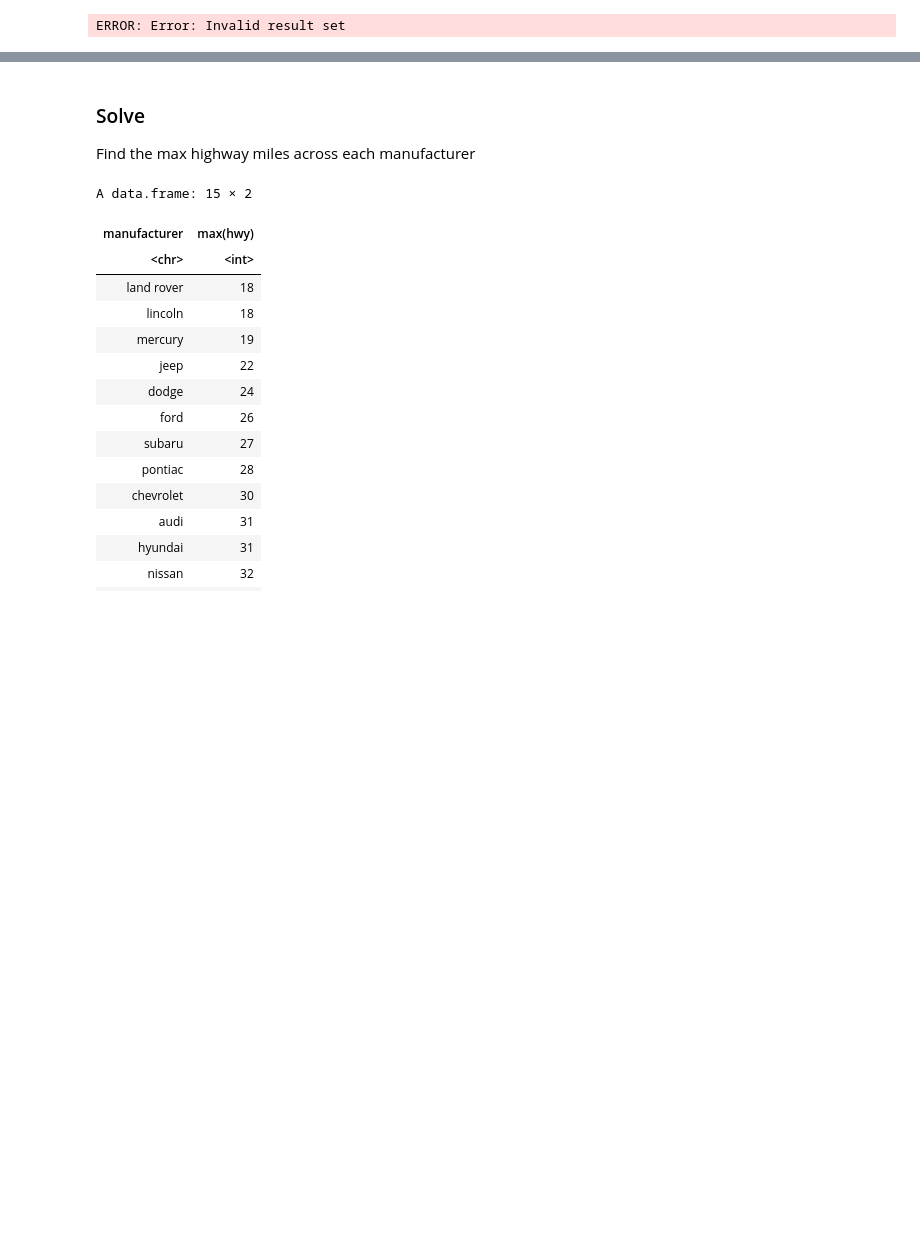
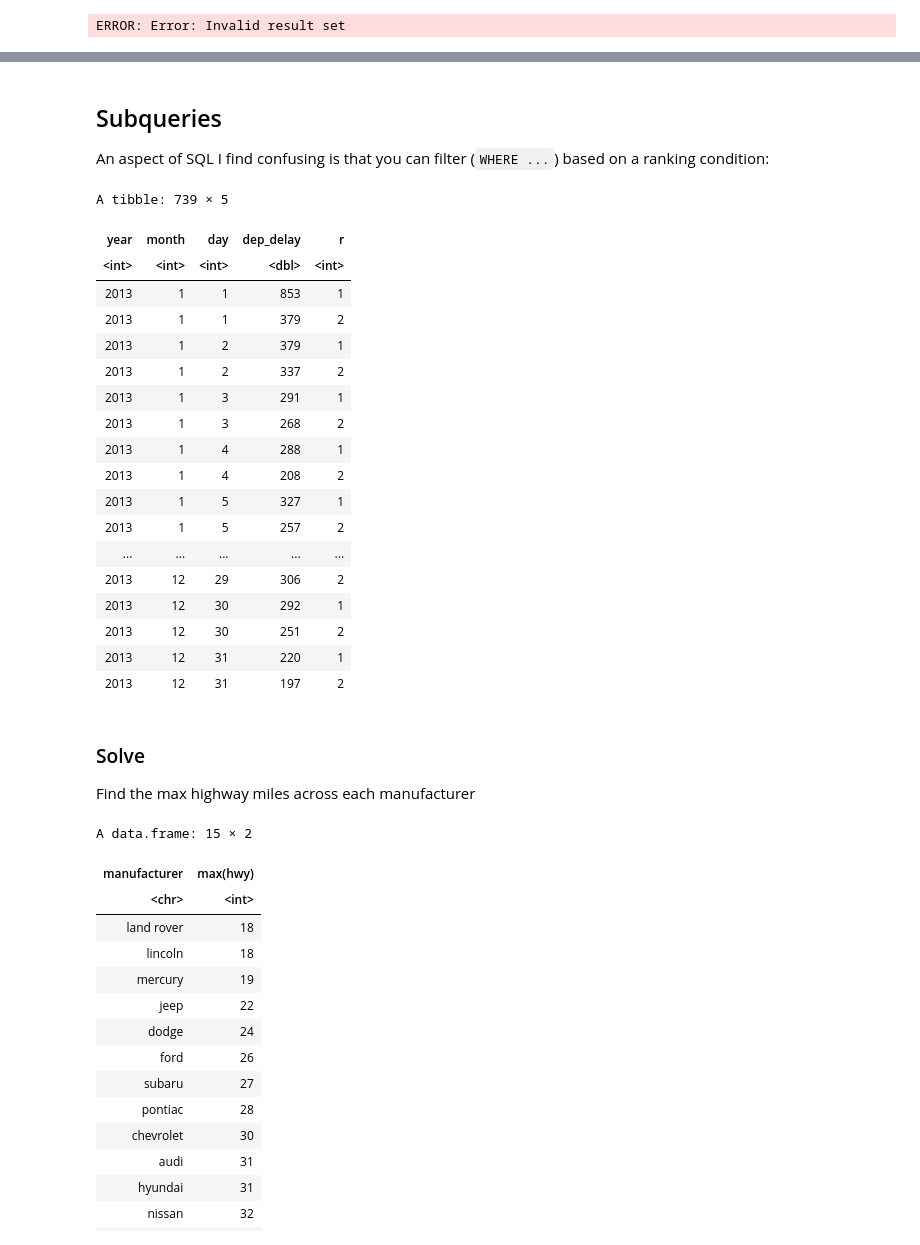
Before and after one commit to jravi123/stats306-w23, a Jupyter notebook: lectures/week6/lecture09.ipynb, the cells around one changed output, grey strips where cells are left out. Drawn from its saved outputs; the diff is of its cells as text; code cells hidden in the pictures; blank space fills up the shorter version.

```diff
--- a/lectures/week6/lecture09.ipynb
+++ b/lectures/week6/lecture09.ipynb
@@ -152,3 +484,36 @@ ERROR: Error: Invalid result set
+# %% [markdown]
+## Subqueries
+
+An aspect of SQL I find confusing is that you can filter (`WHERE ...`) based on a ranking condition:
+# %%
+q('SELECT year, month, day, dep_delay, r FROM
+    (
+        SELECT year, month, day, dep_delay, RANK() OVER (
+        PARTITION BY month, day
+        ORDER BY dep_delay DESC
+    ) r FROM flights)
+    WHERE r <= 2
+')
+# %% [output]
+A tibble: 739 × 5
+| year | month | day | dep_delay | r |
+| <int> | <int> | <int> | <dbl> | <int> |
+| 2013 | 1 | 1 | 853 | 1 |
+| 2013 | 1 | 1 | 379 | 2 |
+| 2013 | 1 | 2 | 379 | 1 |
+| 2013 | 1 | 2 | 337 | 2 |
+| 2013 | 1 | 3 | 291 | 1 |
+| 2013 | 1 | 3 | 268 | 2 |
+| 2013 | 1 | 4 | 288 | 1 |
+| 2013 | 1 | 4 | 208 | 2 |
+| 2013 | 1 | 5 | 327 | 1 |
+| 2013 | 1 | 5 | 257 | 2 |
+| ... | ... | ... | ... | ... |
+| 2013 | 12 | 29 | 306 | 2 |
+| 2013 | 12 | 30 | 292 | 1 |
+| 2013 | 12 | 30 | 251 | 2 |
+| 2013 | 12 | 31 | 220 | 1 |
+| 2013 | 12 | 31 | 197 | 2 |
 # %% [markdown]
 ### Solve
 Find the max highway miles across each manufacturer
```
Also changed, not shown: parts of 38 cells of this notebook.
